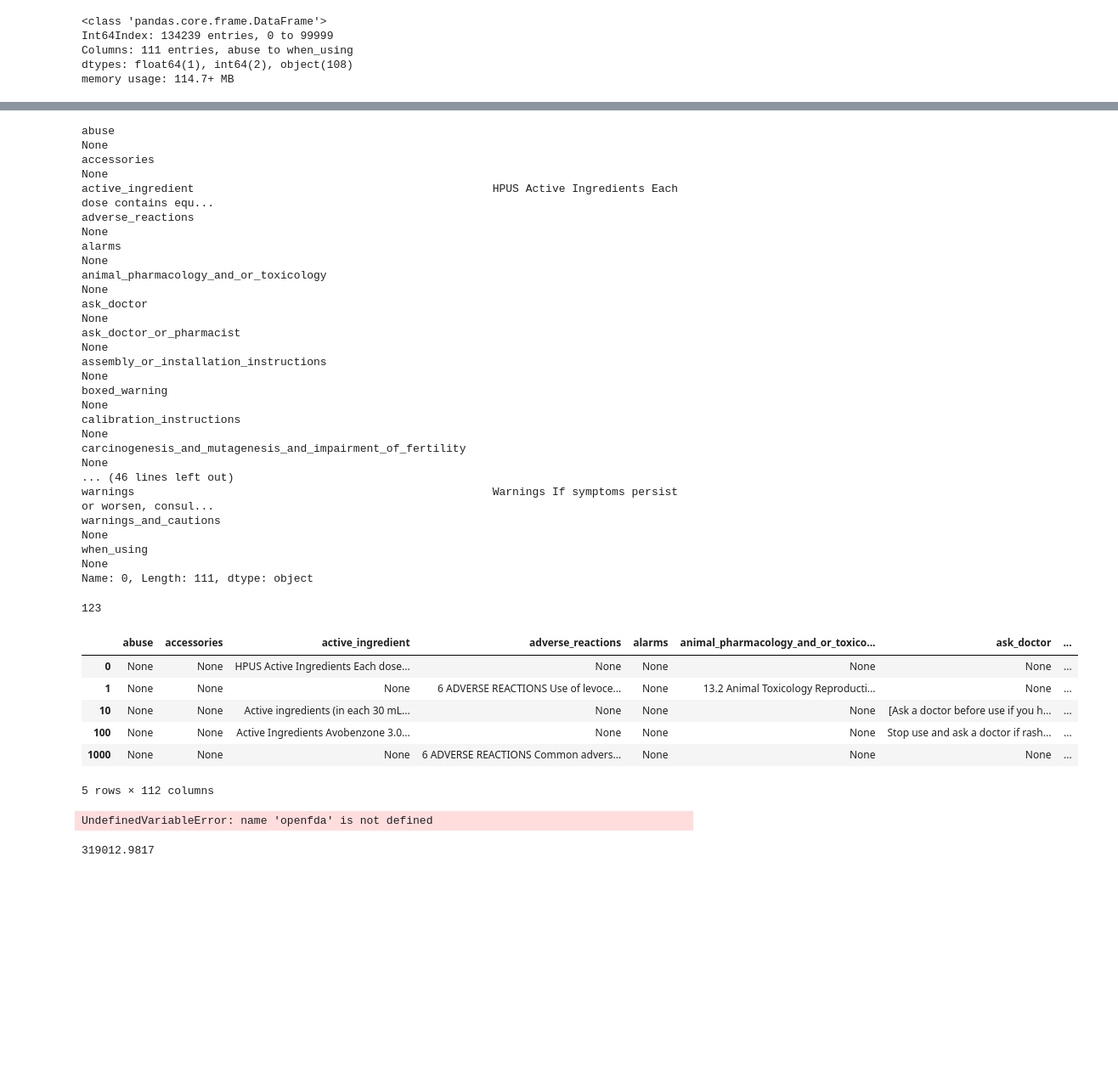
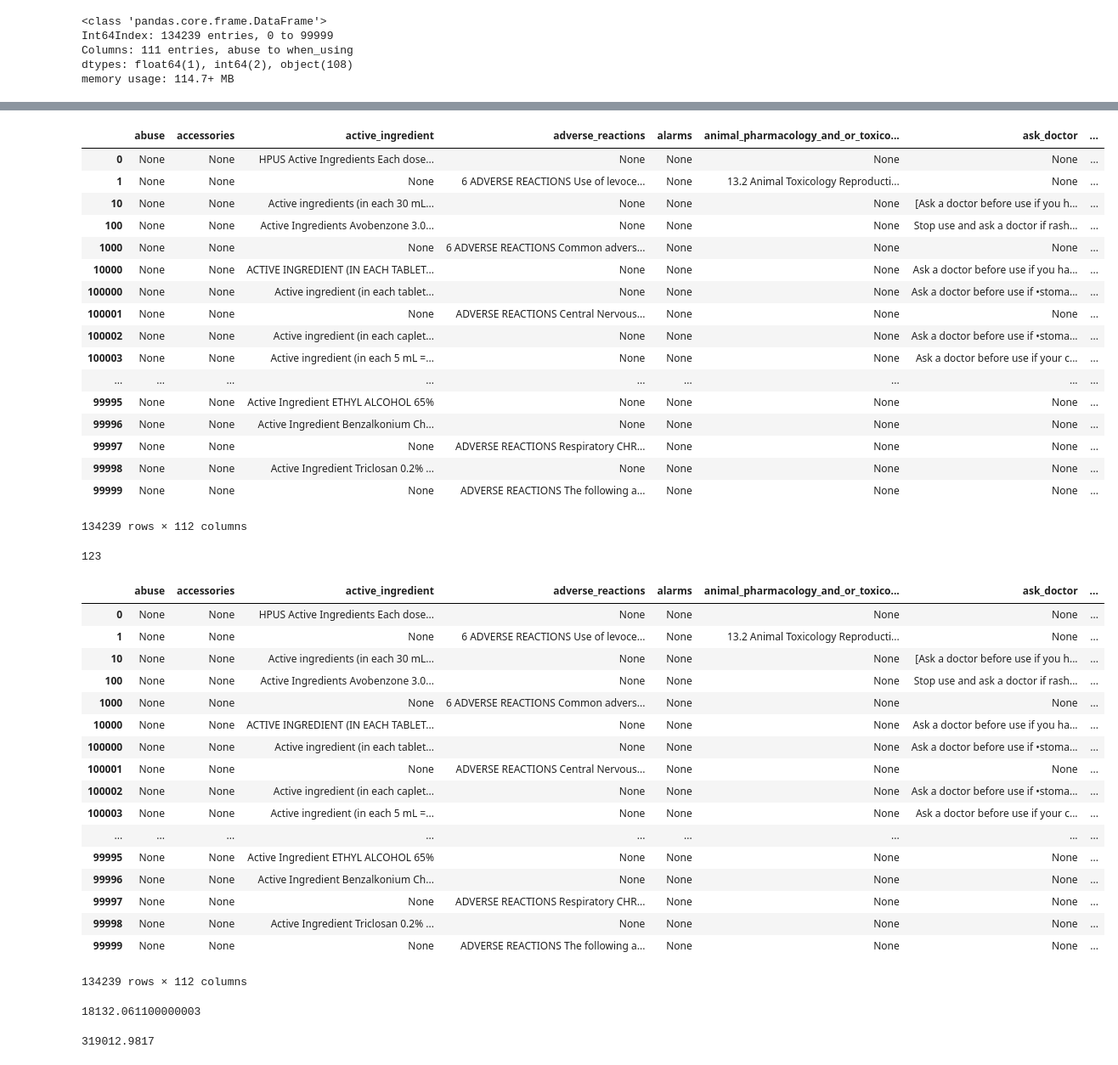
Before and after one commit to batmanlab/drugEmbedding, a Jupyter notebook: notebooks/drug_label_analysis.ipynb, the cells around one changed output, grey strips where cells are left out. Shown at 85% size. Drawn from its saved outputs; the diff is of its cells as text; code cells hidden in the pictures; blank space fills up the shorter version.

```diff
--- a/notebooks/drug_label_analysis.ipynb
+++ b/notebooks/drug_label_analysis.ipynb
@@ -47,23 +47,24 @@ when_using
 # %%
-df.iloc[0]
+df
 # %% [output]
+|  | abuse | accessories | active_ingredient | adverse_reactions | alarms | animal_pharmacology_and_or_toxico... | ask_doctor | ... |
+| 0 | None | None | HPUS Active Ingredients Each dose... | None | None | None | None | ... |
+| 1 | None | None | None | 6 ADVERSE REACTIONS Use of levoce... | None | 13.2 Animal Toxicology Reproducti... | None | ... |
+| 10 | None | None | Active ingredients (in each 30 mL... | None | None | None | [Ask a doctor before use if you h... | ... |
+| 100 | None | None | Active Ingredients Avobenzone 3.0... | None | None | None | Stop use and ask a doctor if rash... | ... |
+| 1000 | None | None | None | 6 ADVERSE REACTIONS Common advers... | None | None | None | ... |
+| 10000 | None | None | ACTIVE INGREDIENT (IN EACH TABLET... | None | None | None | Ask a doctor before use if you ha... | ... |
+| 100000 | None | None | Active ingredient (in each tablet... | None | None | None | Ask a doctor before use if •stoma... | ... |
+| 100001 | None | None | None | ADVERSE REACTIONS Central Nervous... | None | None | None | ... |
+| 100002 | None | None | Active ingredient (in each caplet... | None | None | None | Ask a doctor before use if •stoma... | ... |
+| 100003 | None | None | Active ingredient (in each 5 mL =... | None | None | None | Ask a doctor before use if your c... | ... |
+| ... | ... | ... | ... | ... | ... | ... | ... | ... |
+| 99995 | None | None | Active Ingredient ETHYL ALCOHOL 65% | None | None | None | None | ... |
+| 99996 | None | None | Active Ingredient Benzalkonium Ch... | None | None | None | None | ... |
+| 99997 | None | None | None | ADVERSE REACTIONS Respiratory CHR... | None | None | None | ... |
+| 99998 | None | None | Active Ingredient Triclosan 0.2% ... | None | None | None | None | ... |
+| 99999 | None | None | None | ADVERSE REACTIONS The following a... | None | None | None | ... |
-abuse                                                                                                      None
-accessories                                                                                                None
-active_ingredient                                             HPUS Active Ingredients Each dose contains equ...
-adverse_reactions                                                                                          None
-alarms                                                                                                     None
-animal_pharmacology_and_or_toxicology                                                                      None
-ask_doctor                                                                                                 None
-ask_doctor_or_pharmacist                                                                                   None
-assembly_or_installation_instructions                                                                      None
-boxed_warning                                                                                              None
-calibration_instructions                                                                                   None
-carcinogenesis_and_mutagenesis_and_impairment_of_fertility                                                 None
-... (46 lines left out)
-warnings                                                      Warnings If symptoms persist or worsen, consul...
-warnings_and_cautions                                                                                      None
-when_using                                                                                                 None
-Name: 0, Length: 111, dtype: object
+134239 rows × 112 columns
 # %%
 len(df.iloc[0]['active_ingredient'])
 # %% [output]
@@ -77,19 +78,30 @@ for col in df.select_dtypes(include='object').columns:
     #print(df[col].str.len())
     df['total_chars'] += np.nan_to_num(df[col].str.len())
 # %%
-df.head()
+df
 # %% [output]
 |  | abuse | accessories | active_ingredient | adverse_reactions | alarms | animal_pharmacology_and_or_toxico... | ask_doctor | ... |
 | 0 | None | None | HPUS Active Ingredients Each dose... | None | None | None | None | ... |
 | 1 | None | None | None | 6 ADVERSE REACTIONS Use of levoce... | None | 13.2 Animal Toxicology Reproducti... | None | ... |
 | 10 | None | None | Active ingredients (in each 30 mL... | None | None | None | [Ask a doctor before use if you h... | ... |
 | 100 | None | None | Active Ingredients Avobenzone 3.0... | None | None | None | Stop use and ask a doctor if rash... | ... |
 | 1000 | None | None | None | 6 ADVERSE REACTIONS Common advers... | None | None | None | ... |
+| 10000 | None | None | ACTIVE INGREDIENT (IN EACH TABLET... | None | None | None | Ask a doctor before use if you ha... | ... |
+| 100000 | None | None | Active ingredient (in each tablet... | None | None | None | Ask a doctor before use if •stoma... | ... |
+| 100001 | None | None | None | ADVERSE REACTIONS Central Nervous... | None | None | None | ... |
+| 100002 | None | None | Active ingredient (in each caplet... | None | None | None | Ask a doctor before use if •stoma... | ... |
+| 100003 | None | None | Active ingredient (in each 5 mL =... | None | None | None | Ask a doctor before use if your c... | ... |
+| ... | ... | ... | ... | ... | ... | ... | ... | ... |
+| 99995 | None | None | Active Ingredient ETHYL ALCOHOL 65% | None | None | None | None | ... |
+| 99996 | None | None | Active Ingredient Benzalkonium Ch... | None | None | None | None | ... |
+| 99997 | None | None | None | ADVERSE REACTIONS Respiratory CHR... | None | None | None | ... |
+| 99998 | None | None | Active Ingredient Triclosan 0.2% ... | None | None | None | None | ... |
+| 99999 | None | None | None | ADVERSE REACTIONS The following a... | None | None | None | ... |
-5 rows × 112 columns
+134239 rows × 112 columns
 # %%
-df.query('openfda.product_type == "HUMAN OTC DRUG"')
+df.query('openfda_product_type == "HUMAN OTC DRUG"').total_chars.sum()/100*0.01
 # %% [output]
-UndefinedVariableError: name 'openfda' is not defined
+18132.061100000003
 # %%
 # estimate amazon pricing
 df['total_chars'].sum()/100 * 0.01 #$320,000... that's way too much money.
```
Also changed, not shown: parts of 6 cells of this notebook, 3 other files.
